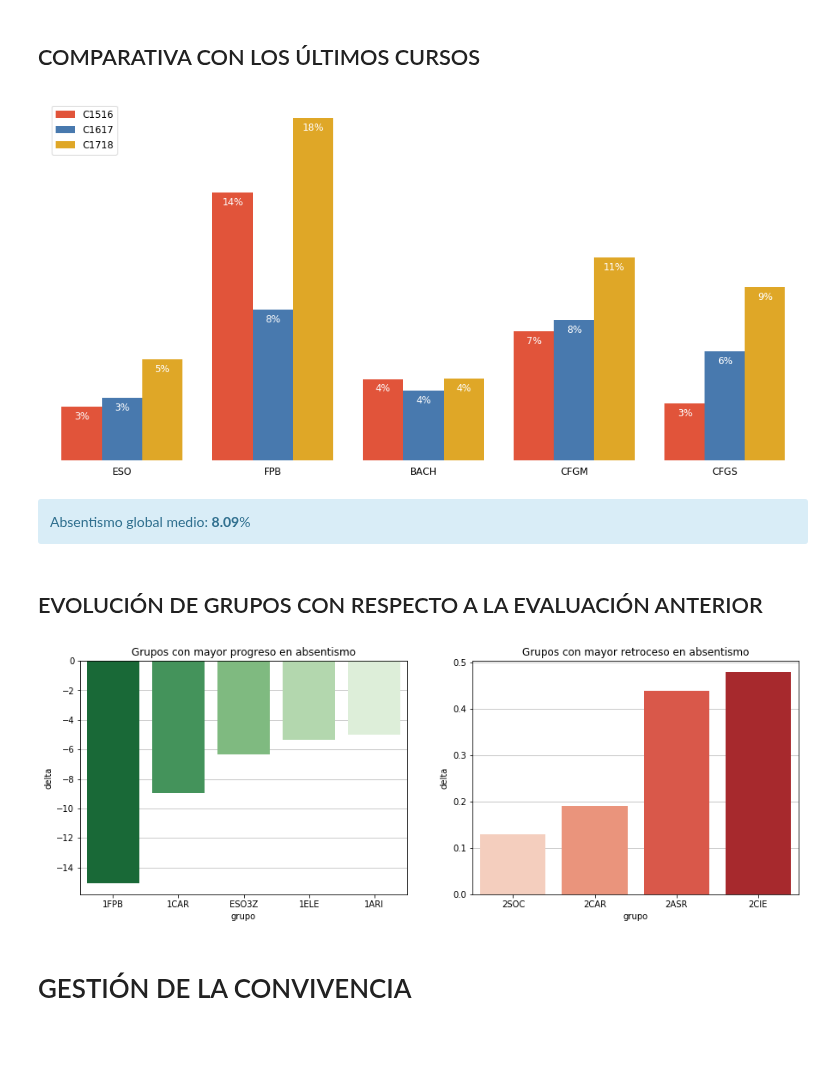
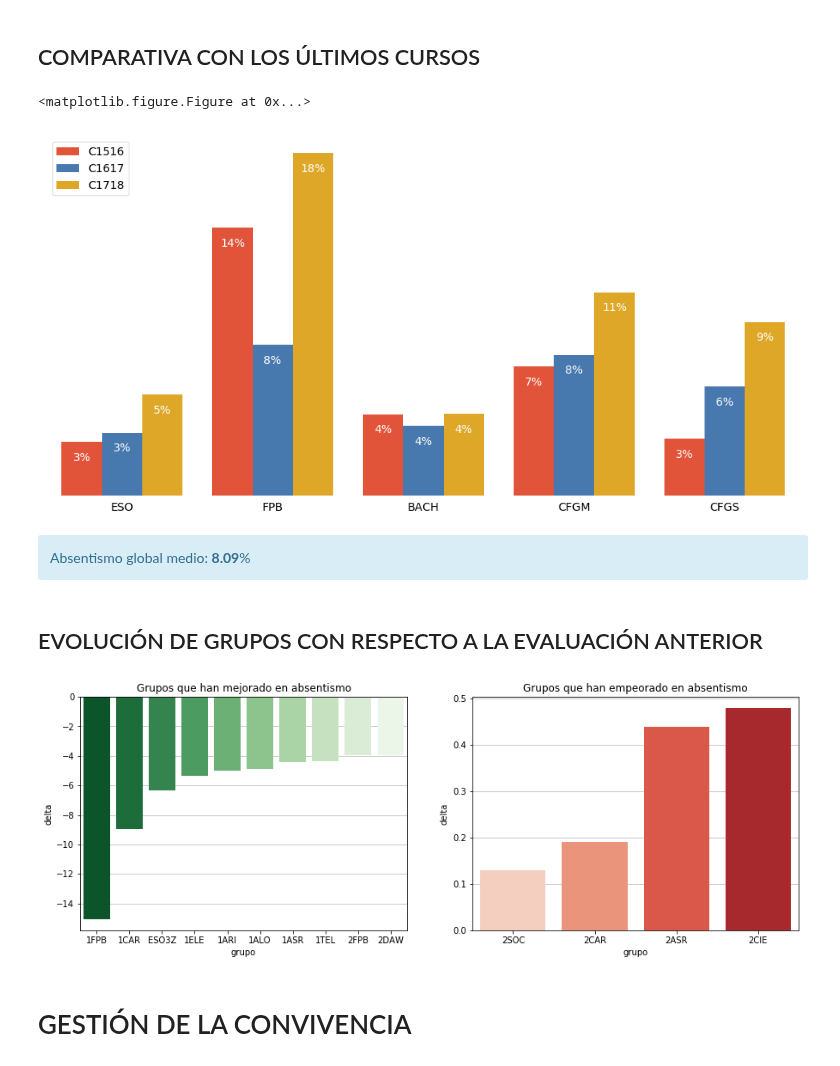
Before and after one commit to iespuertodelacruz/analitica, a Jupyter notebook: C1718/E2.ipynb, the cells around one changed output. Cells and saved outputs as stored; diff of their text form; code cells hidden in the pictures.

```diff
--- a/C1718/E2.ipynb
+++ b/C1718/E2.ipynb
@@ -85,6 +86,7 @@ def bar_chart(serie, value_margin=3, is_percentage=True):
 # %%
 def factor_chart(data, y, value_margin=2, is_percentage=True, estimator=np.mean):
-    FONTSIZE = 12
+    FONTSIZE = 14
+    plt.figure(figsize=(30, 10))
     colors = ["orange red", "windows blue", "amber"]
     custom_palette = sns.xkcd_palette(colors)
     sns.factorplot(x="etapa", y=y, hue="curso", size=7, aspect=2, legend=False,
@@ -366,9 +385,10 @@ bar_chart(df_summary["absentismo"], 1)
 # %% [markdown]
 ## COMPARATIVA CON LOS ÚLTIMOS CURSOS
 # %%
-factor_chart(df.xs(labels[-1][1], level=1), "absentismo", .5)
+factor_chart(df.xs(labels[-1][1], level=1), "absentismo", .8)
 # %% [output]
+<matplotlib.figure.Figure at 0x...>
-[figure, old version]
+[figure, new version]
 # %%
 mean_absence = dfc["absentismo"].mean()
 display(HTML(f"""
@@ -383,10 +403,12 @@ if EVALUATION > 1:
     display(HTML("<h2>EVOLUCIÓN DE GRUPOS CON RESPECTO A LA EVALUACIÓN ANTERIOR"))
     df_comp["delta"] = df_comp["absentismo_x"] - df_comp["absentismo_y"]
     df_comp = df_comp.sort_values("delta")
-    delta_chart(df_comp.head(5), df_comp.tail(4), "absentismo")
+    delta_chart(df_comp[df_comp["delta"] < 0].head(10),
+                df_comp[df_comp["delta"] > 0].head(10),
+                label="absentismo", inverse=True)
 # %% [output]
 EVOLUCIÓN DE GRUPOS CON RESPECTO A LA EVALUACIÓN ANTERIOR
-[figure, old version]
+[figure, new version]
 # %% [markdown]
 # GESTIÓN DE LA CONVIVENCIA
 # %% [markdown]
```
Also changed, not shown: parts of 21 cells of this notebook.
